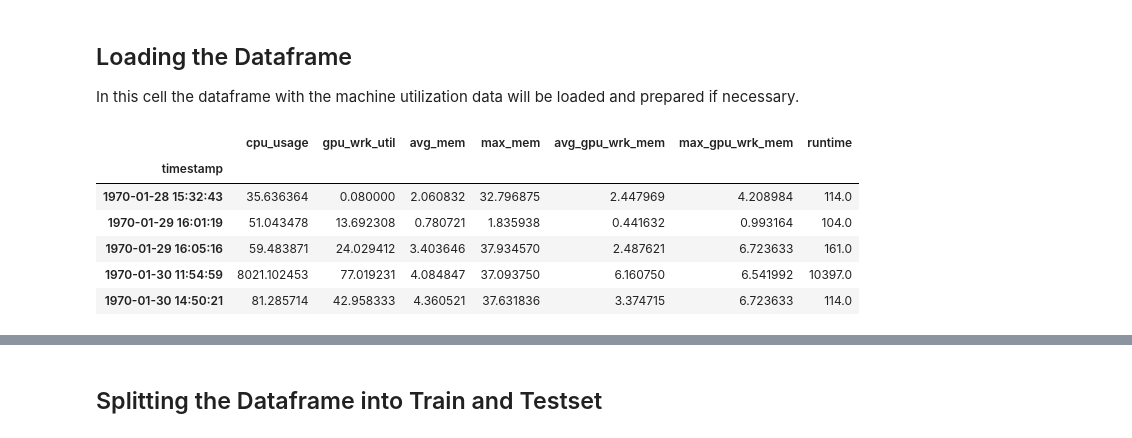
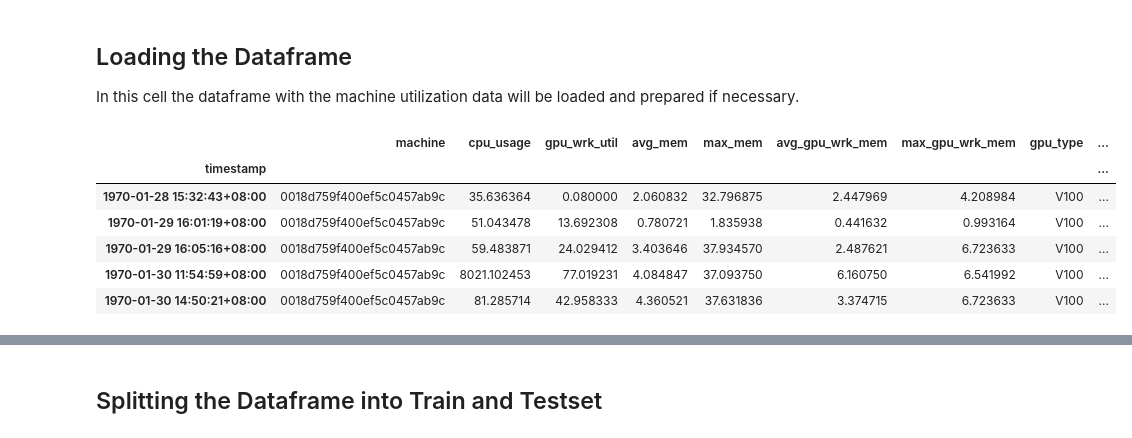
Before and after one commit to MyGodItsFull0fStars/alibaba_clusterdata, a Jupyter notebook: cluster-trace-gpu-v2020/prediction/lstm_utilization_prediction.ipynb, the cells around one changed output, grey strips where cells are left out. Drawn from its saved outputs; the diff is of its cells as text; code cells hidden in the pictures.

```diff
--- a/cluster-trace-gpu-v2020/prediction/lstm_utilization_prediction.ipynb
+++ b/cluster-trace-gpu-v2020/prediction/lstm_utilization_prediction.ipynb
@@ -40,17 +40,17 @@ from torch.autograd import Variable
 
 In this cell the dataframe with the machine utilization data will be loaded and prepared if necessary.
 # %%
-df = pd.read_csv('training_df_small.csv')
+df = pd.read_csv('training_machine_sorted_df.csv')
 df['timestamp'] = pd.to_datetime(df['start_date'])
 df = df.set_index('timestamp')
-df = df.sort_index()
+# df = df.sort_index()
 df.drop(columns=['start_date'], inplace=True)
 df.head()
 # %% [output]
-|  | cpu_usage | gpu_wrk_util | avg_mem | max_mem | avg_gpu_wrk_mem | max_gpu_wrk_mem | runtime |
-| timestamp |  |  |  |  |  |  |  |
-| 1970-01-28 15:32:43 | 35.636364 | 0.080000 | 2.060832 | 32.796875 | 2.447969 | 4.208984 | 114.0 |
-| 1970-01-29 16:01:19 | 51.043478 | 13.692308 | 0.780721 | 1.835938 | 0.441632 | 0.993164 | 104.0 |
-| 1970-01-29 16:05:16 | 59.483871 | 24.029412 | 3.403646 | 37.934570 | 2.487621 | 6.723633 | 161.0 |
-| 1970-01-30 11:54:59 | 8021.102453 | 77.019231 | 4.084847 | 37.093750 | 6.160750 | 6.541992 | 10397.0 |
-| 1970-01-30 14:50:21 | 81.285714 | 42.958333 | 4.360521 | 37.631836 | 3.374715 | 6.723633 | 114.0 |
+|  | machine | cpu_usage | gpu_wrk_util | avg_mem | max_mem | avg_gpu_wrk_mem | max_gpu_wrk_mem | gpu_type | ... |
+| timestamp |  |  |  |  |  |  |  |  | ... |
+| 1970-01-28 15:32:43+08:00 | 0018d759f400ef5c0457ab9c | 35.636364 | 0.080000 | 2.060832 | 32.796875 | 2.447969 | 4.208984 | V100 | ... |
+| 1970-01-29 16:01:19+08:00 | 0018d759f400ef5c0457ab9c | 51.043478 | 13.692308 | 0.780721 | 1.835938 | 0.441632 | 0.993164 | V100 | ... |
+| 1970-01-29 16:05:16+08:00 | 0018d759f400ef5c0457ab9c | 59.483871 | 24.029412 | 3.403646 | 37.934570 | 2.487621 | 6.723633 | V100 | ... |
+| 1970-01-30 11:54:59+08:00 | 0018d759f400ef5c0457ab9c | 8021.102453 | 77.019231 | 4.084847 | 37.093750 | 6.160750 | 6.541992 | V100 | ... |
+| 1970-01-30 14:50:21+08:00 | 0018d759f400ef5c0457ab9c | 81.285714 | 42.958333 | 4.360521 | 37.631836 | 3.374715 | 6.723633 | V100 | ... |
```
Also changed, not shown: parts of 19 cells of this notebook.
